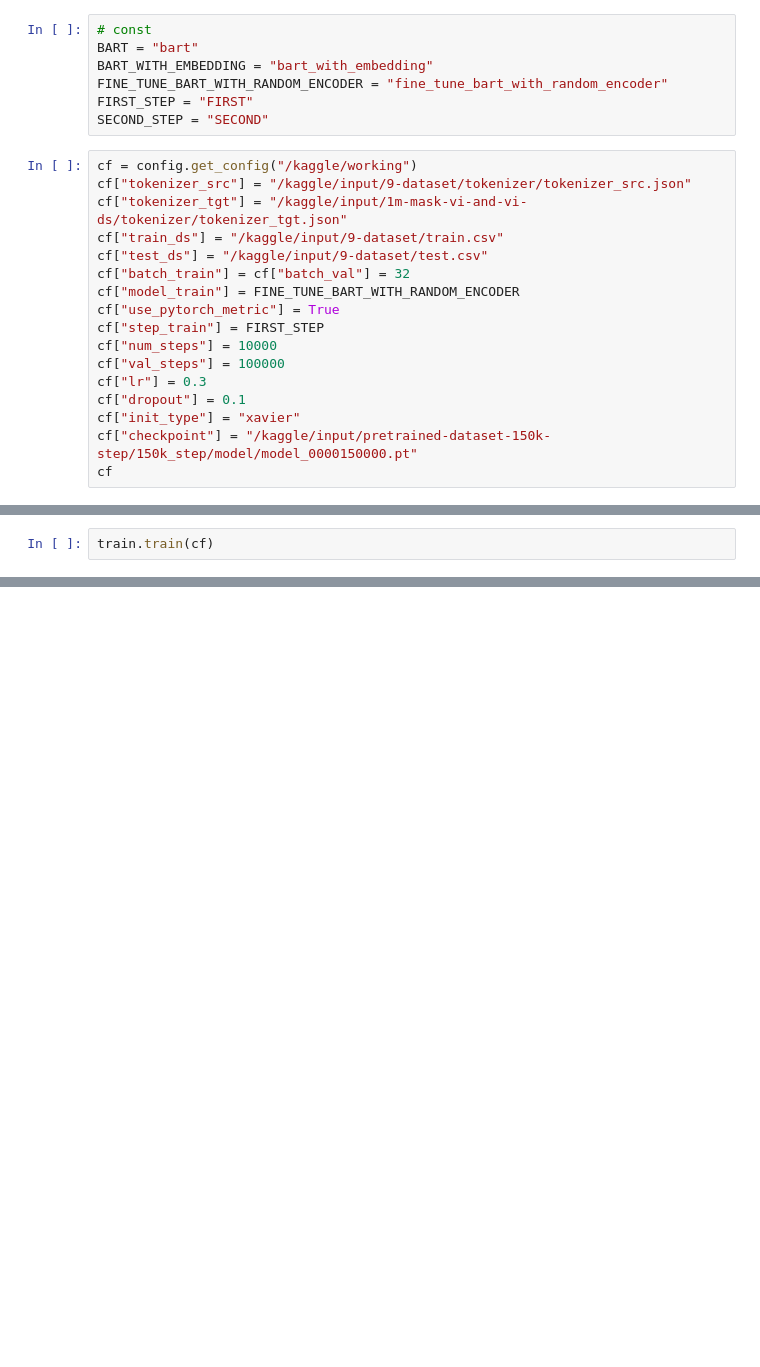
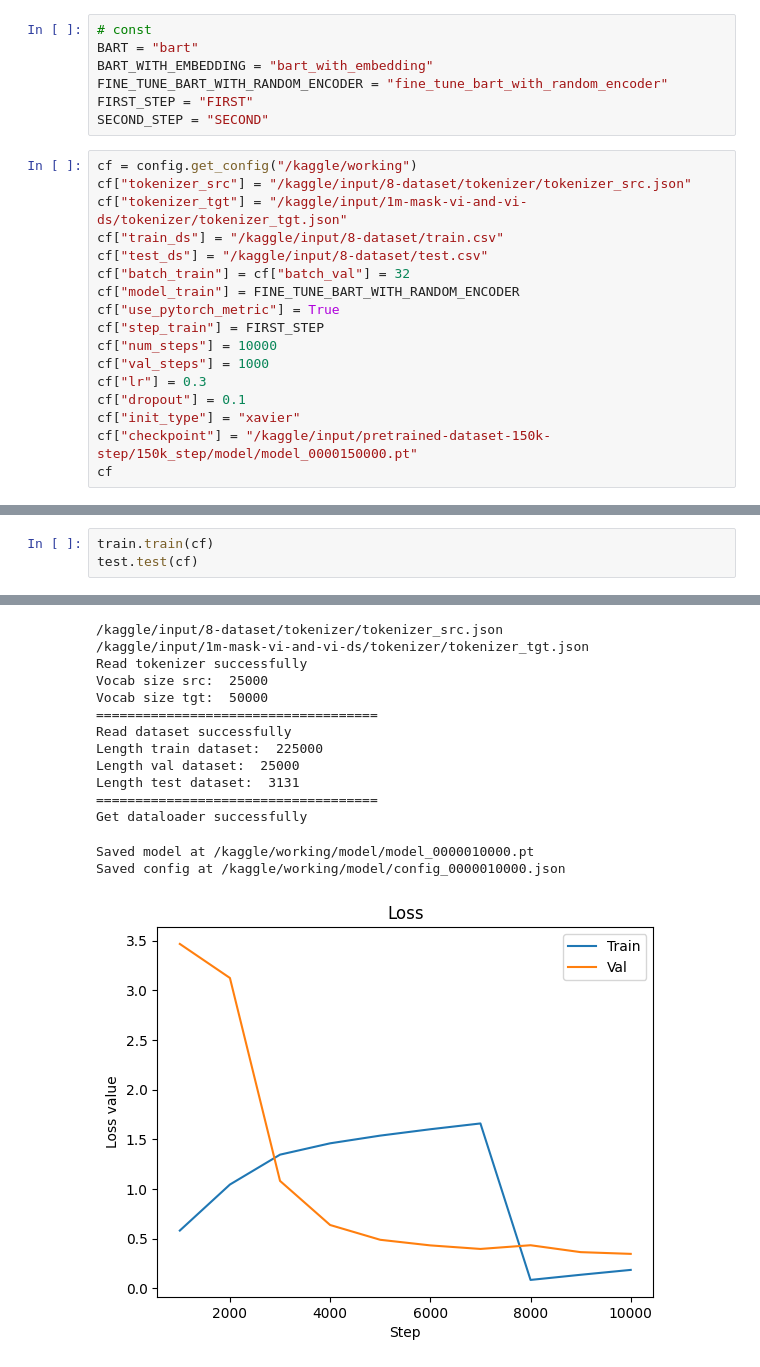
Before and after one commit to pnthi160403/research_BART, a Jupyter notebook: kaggle_train/fine-tune-bart-with-random-encoder.ipynb, the cells around one changed output, grey strips where cells are left out. Drawn from its saved outputs; the diff is of its cells as text; blank space fills up the shorter version.

```diff
--- a/kaggle_train/fine-tune-bart-with-random-encoder.ipynb
+++ b/kaggle_train/fine-tune-bart-with-random-encoder.ipynb
@@ -15,16 +26,16 @@ FIRST_STEP = "FIRST"
 SECOND_STEP = "SECOND"
 # %%
 cf = config.get_config("/kaggle/working")
-cf["tokenizer_src"] = "/kaggle/input/9-dataset/tokenizer/tokenizer_src.json"
+cf["tokenizer_src"] = "/kaggle/input/8-dataset/tokenizer/tokenizer_src.json"
 cf["tokenizer_tgt"] = "/kaggle/input/1m-mask-vi-and-vi-ds/tokenizer/tokenizer_tgt.json"
-cf["train_ds"] = "/kaggle/input/9-dataset/train.csv"
-cf["test_ds"] = "/kaggle/input/9-dataset/test.csv"
+cf["train_ds"] = "/kaggle/input/8-dataset/train.csv"
+cf["test_ds"] = "/kaggle/input/8-dataset/test.csv"
 cf["batch_train"] = cf["batch_val"] = 32
 cf["model_train"] = FINE_TUNE_BART_WITH_RANDOM_ENCODER
 cf["use_pytorch_metric"] = True
 cf["step_train"] = FIRST_STEP
 cf["num_steps"] = 10000
-cf["val_steps"] = 100000
+cf["val_steps"] = 1000
 cf["lr"] = 0.3
 cf["dropout"] = 0.1
 cf["init_type"] = "xavier"
@@ -33,2 +62,4 @@ cf
 # %%
 train.train(cf)
+test.test(cf)
+# %% [output]
@@ -34,0 +83,15 @@ train.train(cf)
+/kaggle/input/8-dataset/tokenizer/tokenizer_src.json
+/kaggle/input/1m-mask-vi-and-vi-ds/tokenizer/tokenizer_tgt.json
+Read tokenizer successfully
+Vocab size src:  25000
+Vocab size tgt:  50000
+====================================
+Read dataset successfully
+Length train dataset:  225000
+Length val dataset:  25000
+Length test dataset:  3131
+====================================
+Get dataloader successfully
+Saved model at /kaggle/working/model/model_0000010000.pt
+Saved config at /kaggle/working/model/config_0000010000.json
+[figure, added]
```
Also changed, not shown: parts of 6 cells of this notebook, 1 other file.
